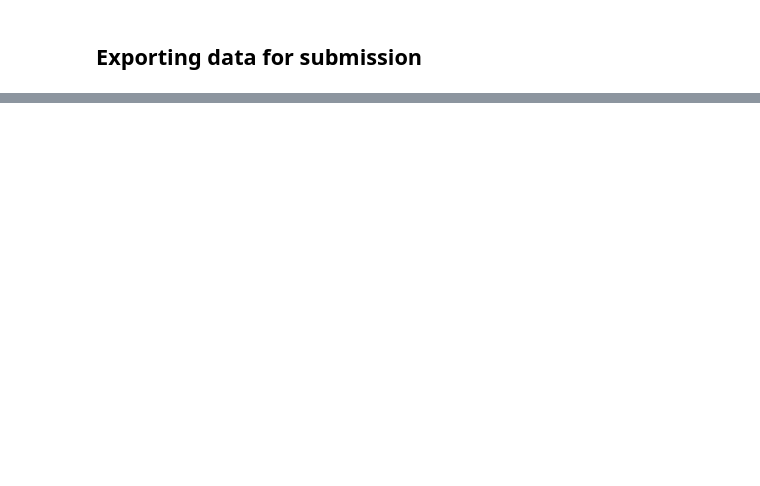
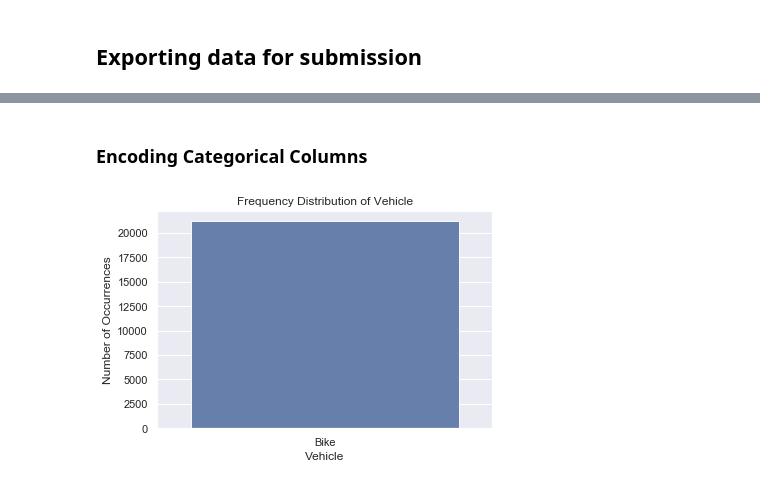
Before and after one commit to Thabo-5/regression10, a Jupyter notebook: BasicNotebook.ipynb, the cells around one changed output, grey strips where cells are left out. Drawn from its saved outputs; the diff is of its cells as text; code cells hidden in the pictures; blank space fills up the shorter version.

```diff
--- a/BasicNotebook.ipynb
+++ b/BasicNotebook.ipynb
@@ -176,0 +473,14 @@ submission.to_csv('submission.csv')
+# %%
+# Replace NaNs in Temperature and Precipitation with column specific mean
+
+from sklearn.impute import SimpleImputer
+imputer = SimpleImputer(missing_values=np.nan, strategy='mean')
+imputer2 = SimpleImputer(missing_values=np.nan, strategy='median')
+
+imputer.fit(train_set.iloc[:,-8:-7])
+train_set.iloc[:,-8:-7] = imputer.transform(train_set.iloc[:,-8:-7])
+
+imputer2.fit(train_set.iloc[:,-7:-6])
+train_set.iloc[:,-7:-6] = imputer2.transform(train_set.iloc[:,-7:-6])
+
+train_set.head()
@@ -176,0 +517,12 @@ submission.to_csv('submission.csv')
+# %% [markdown]
+### Encoding Categorical Columns
+# %%
+vehicle_count = train_set['Vehicle_Type'].value_counts()
+sns.set(style="darkgrid")
+sns.barplot(vehicle_count.index, vehicle_count.values, alpha=0.9)
+plt.title('Frequency Distribution of Vehicle')
+plt.ylabel('Number of Occurrences', fontsize=12)
+plt.xlabel('Vehicle', fontsize=12)
+plt.show()
+# %% [output]
+[figure, added]
```
Also changed, not shown: parts of 98 cells of this notebook.
